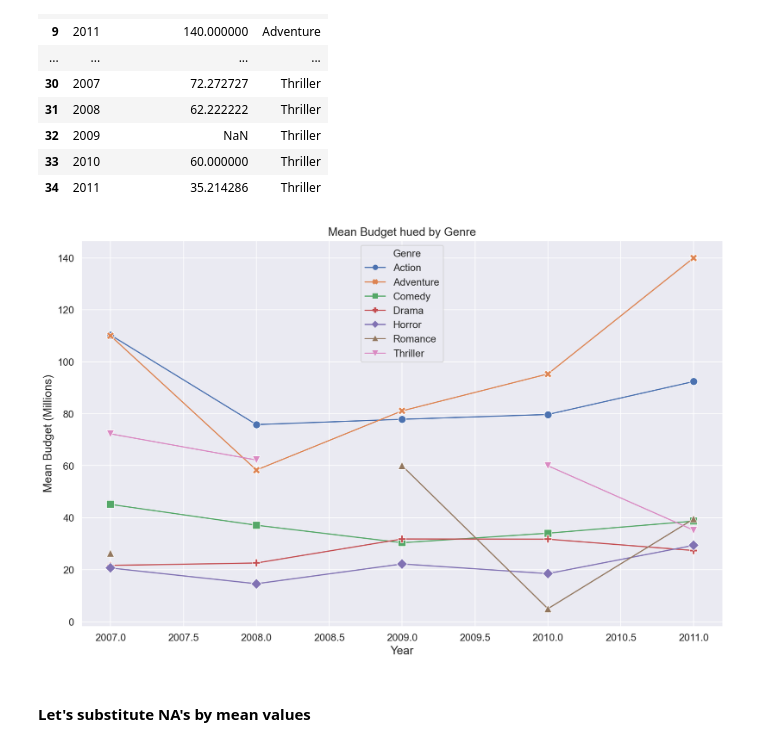
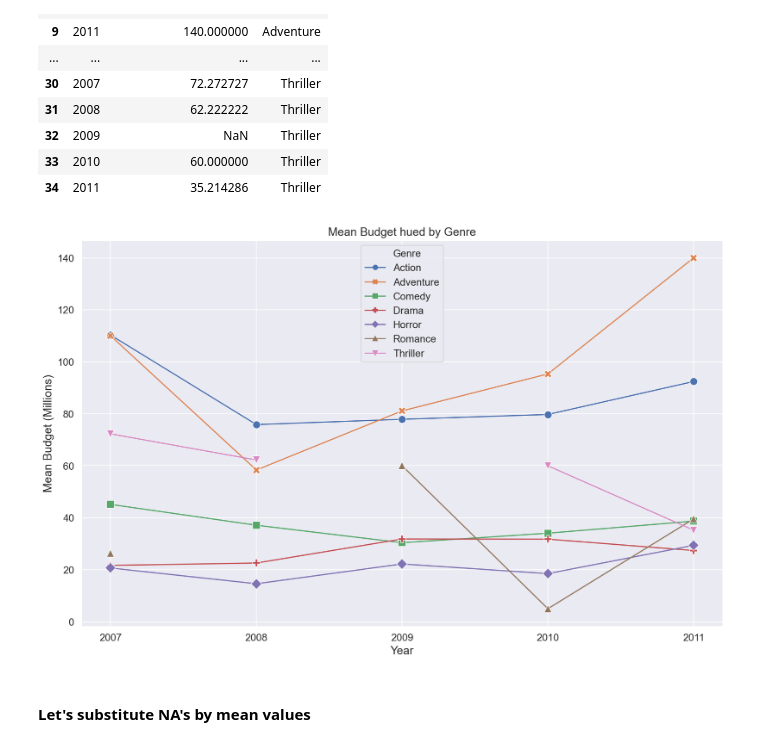
Before and after one commit to broilo/How-to, a Jupyter notebook: Analysis_with_Pandas/HT_Using-Pandas.ipynb, the cells around one changed output. Saved outputs shown, nothing was run; the diff lists cells and outputs as text; code cells hidden in the pictures.

```diff
--- a/Analysis_with_Pandas/HT_Using-Pandas.ipynb
+++ b/Analysis_with_Pandas/HT_Using-Pandas.ipynb
@@ -884,17 +865,18 @@ df
 # %%
 plt.figure(2, figsize = (15, 15/1.6180))
 
 ax = sns.lineplot(x = "Year", y = "Mean_Budget_Millions", data = df,
                   style = 'Genre', hue = 'Genre',
                   markers = True, dashes = False, markersize = 10)
 plt.xlabel('Year', fontsize = 15)
+ax.xaxis.set_major_locator(MaxNLocator(integer = True))
 plt.ylabel('Mean Budget (Millions)', fontsize = 15)
 plt.title('Mean Budget hued by Genre', fontsize = 15)
 #ax.set(xlabel = 'Year', ylabel = 'Mean Sentiment')
 #plt.savefig('Mean Sentiment hued by Location per year.png')
 plt.show()
 # %% [output]
-[figure, old version]
+[figure, new version]
 # %% [markdown]
 #### Let's substitute NA's by mean values
 # %%
```
Also changed, not shown: parts of 9 cells of this notebook.
